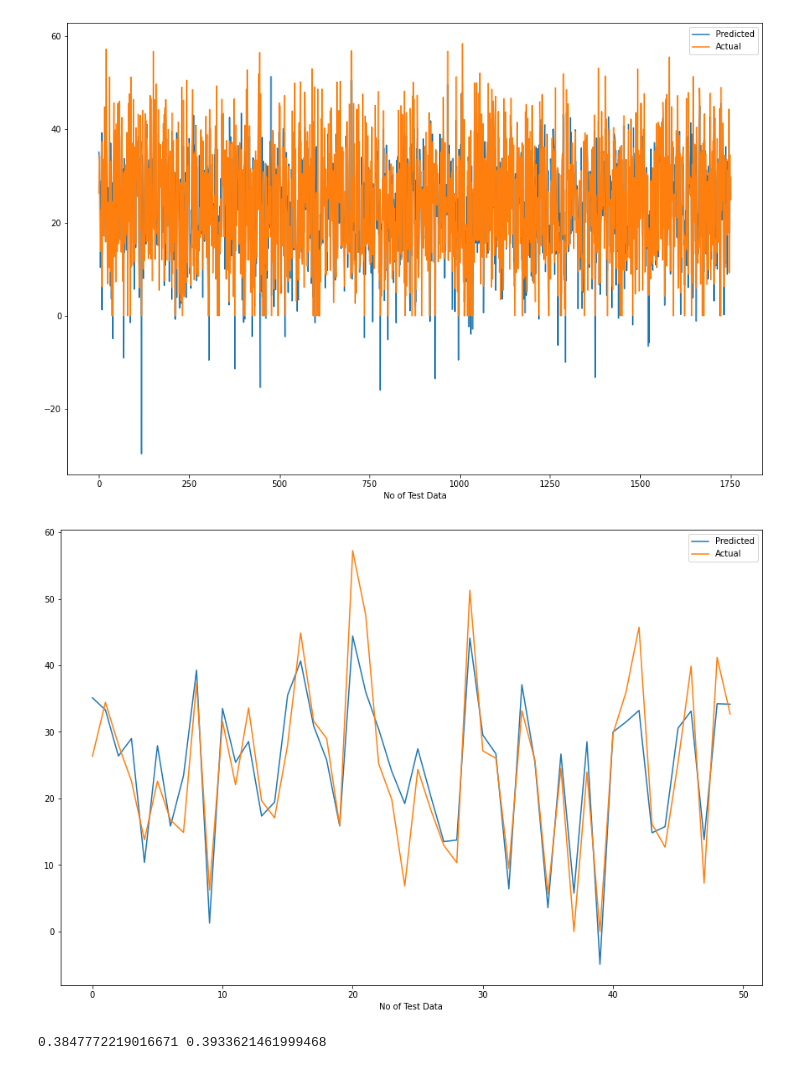
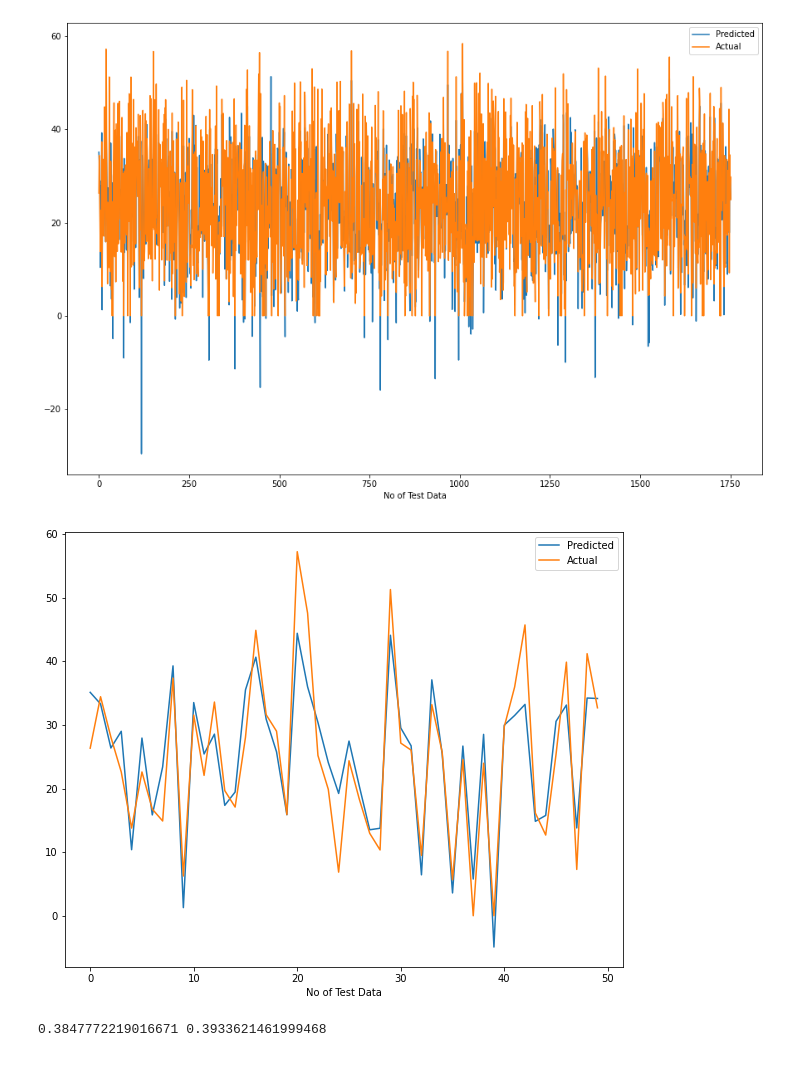
Before and after one commit to ajinkyajumde/SeoulBikeData, a Jupyter notebook: Bike_Sharing_Demand.ipynb, the cells around one changed output. Cells and saved outputs as stored; diff of their text form; code cells hidden in the pictures.

```diff
--- a/Bike_Sharing_Demand.ipynb
+++ b/Bike_Sharing_Demand.ipynb
@@ -530,14 +530,14 @@ plt.show()
 # %% [output]
 [figure]
 # %%
-plt.figure(figsize=(15,10))
+plt.figure(figsize=(10,8))
 plt.plot(y_pred_test[0:50])
 plt.plot(np.array(y_test[0:50]))
 plt.legend(["Predicted","Actual"])
 plt.xlabel('No of Test Data')
 plt.show()
 # %% [output]
-[figure, old version]
+[figure, new version]
 # %%
 from sklearn.linear_model import Lasso
 lasso = Lasso(alpha=1.0, max_iter=3000)
```
Also changed, not shown: parts of 4 cells of this notebook.
